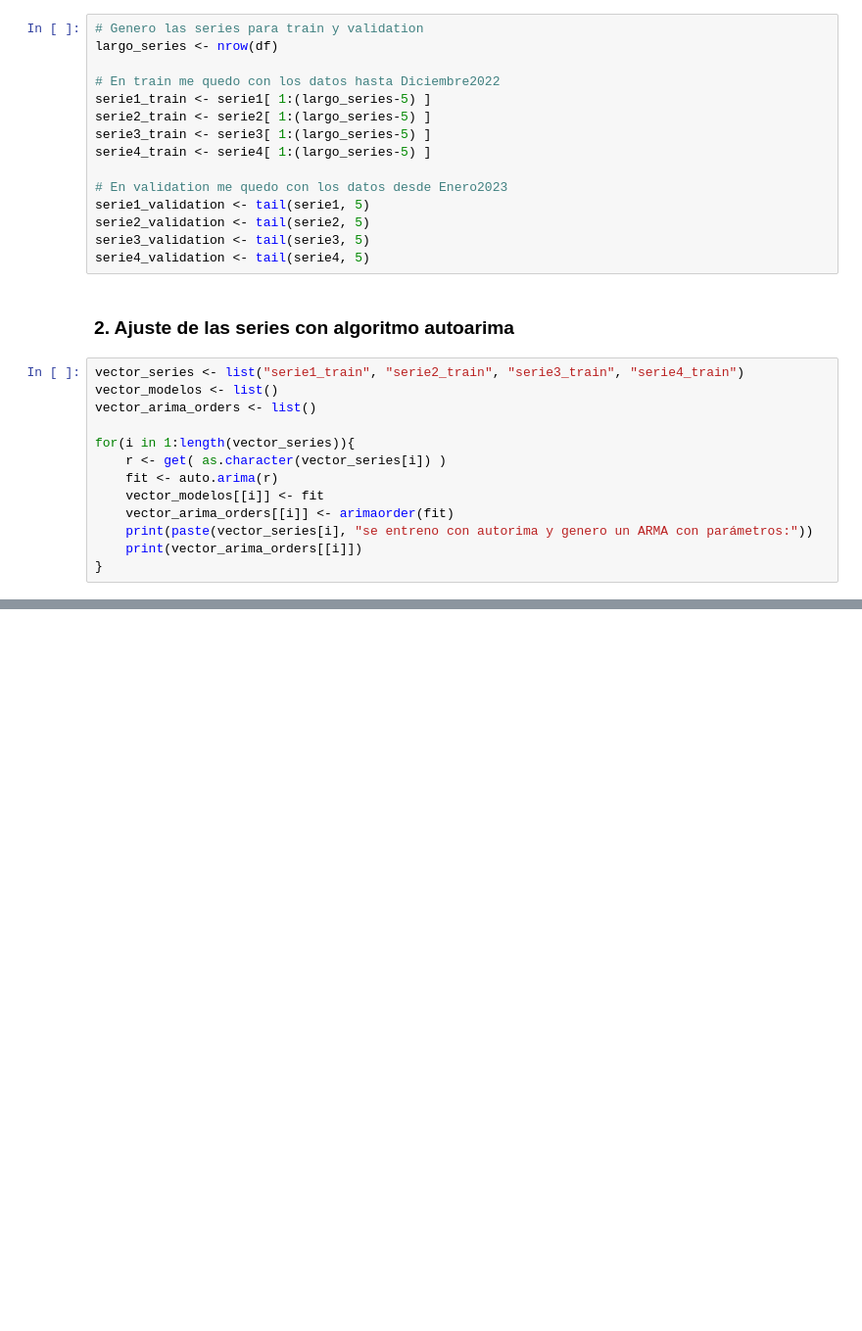
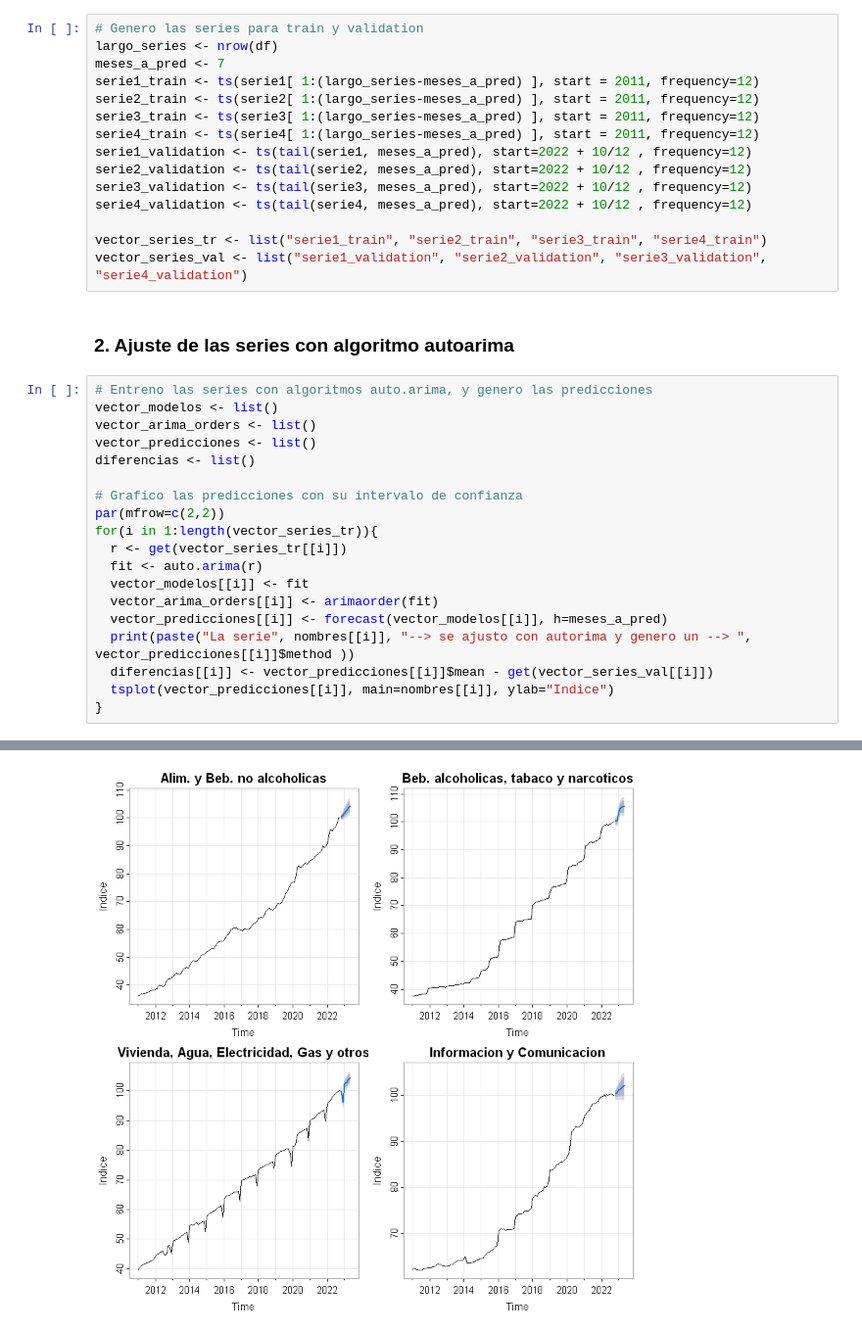
Before and after one commit to javiernunez1991/Oblig_Series_Temporales, a Jupyter notebook: Obligatorio_153098_Nuñez.ipynb, the cells around one changed output, grey strips where cells are left out. Shown: that part at 98% size. Cells and saved outputs as stored; diff of their text form; blank space fills up the shorter version.

```diff
--- a/Obligatorio_153098_Nuñez.ipynb
+++ b/Obligatorio_153098_Nuñez.ipynb
@@ -76,31 +98,37 @@ tsplot(serie4, main="Información y Comunicación") # serie con tendencia crecie
 # %%
 # Genero las series para train y validation
 largo_series <- nrow(df)
+meses_a_pred <- 7
+serie1_train <- ts(serie1[ 1:(largo_series-meses_a_pred) ], start = 2011, frequency=12)
+serie2_train <- ts(serie2[ 1:(largo_series-meses_a_pred) ], start = 2011, frequency=12)
+serie3_train <- ts(serie3[ 1:(largo_series-meses_a_pred) ], start = 2011, frequency=12)
+serie4_train <- ts(serie4[ 1:(largo_series-meses_a_pred) ], start = 2011, frequency=12)
+serie1_validation <- ts(tail(serie1, meses_a_pred), start=2022 + 10/12 , frequency=12)
+serie2_validation <- ts(tail(serie2, meses_a_pred), start=2022 + 10/12 , frequency=12)
+serie3_validation <- ts(tail(serie3, meses_a_pred), start=2022 + 10/12 , frequency=12)
+serie4_validation <- ts(tail(serie4, meses_a_pred), start=2022 + 10/12 , frequency=12)
 
-# En train me quedo con los datos hasta Diciembre2022
-serie1_train <- serie1[ 1:(largo_series-5) ]
-serie2_train <- serie2[ 1:(largo_series-5) ]
-serie3_train <- serie3[ 1:(largo_series-5) ]
-serie4_train <- serie4[ 1:(largo_series-5) ]
-
-# En validation me quedo con los datos desde Enero2023
-serie1_validation <- tail(serie1, 5)
-serie2_validation <- tail(serie2, 5)
-serie3_validation <- tail(serie3, 5)
-serie4_validation <- tail(serie4, 5)
+vector_series_tr <- list("serie1_train", "serie2_train", "serie3_train", "serie4_train")
+vector_series_val <- list("serie1_validation", "serie2_validation", "serie3_validation", "serie4_validation")
 # %% [markdown]
 ### 2. Ajuste de las series con algoritmo autoarima
 # %%
-vector_series <- list("serie1_train", "serie2_train", "serie3_train", "serie4_train")
+# Entreno las series con algoritmos auto.arima, y genero las predicciones
 vector_modelos <- list()
 vector_arima_orders <- list()
+vector_predicciones <- list()
+diferencias <- list()
 
-for(i in 1:length(vector_series)){
-    r <- get( as.character(vector_series[i]) )
-    fit <- auto.arima(r)
-    vector_modelos[[i]] <- fit
-    vector_arima_orders[[i]] <- arimaorder(fit)
-    print(paste(vector_series[i], "se entreno con autorima y genero un ARMA con parámetros:"))
-    print(vector_arima_orders[[i]])
+# Grafico las predicciones con su intervalo de confianza
+par(mfrow=c(2,2))
+for(i in 1:length(vector_series_tr)){
+  r <- get(vector_series_tr[[i]])
+  fit <- auto.arima(r)
+  vector_modelos[[i]] <- fit
+  vector_arima_orders[[i]] <- arimaorder(fit)
+  vector_predicciones[[i]] <- forecast(vector_modelos[[i]], h=meses_a_pred)
+  print(paste("La serie", nombres[[i]], "--> se ajusto con autorima y genero un --> ", vector_predicciones[[i]]$method ))
+  diferencias[[i]] <- vector_predicciones[[i]]$mean - get(vector_series_val[[i]])
+  tsplot(vector_predicciones[[i]], main=nombres[[i]], ylab="Indice")
 }
 # %% [output]
@@ -118,0 +139 @@ p d q
+[figure, added]
```
Also changed, not shown: parts of 19 cells of this notebook.
